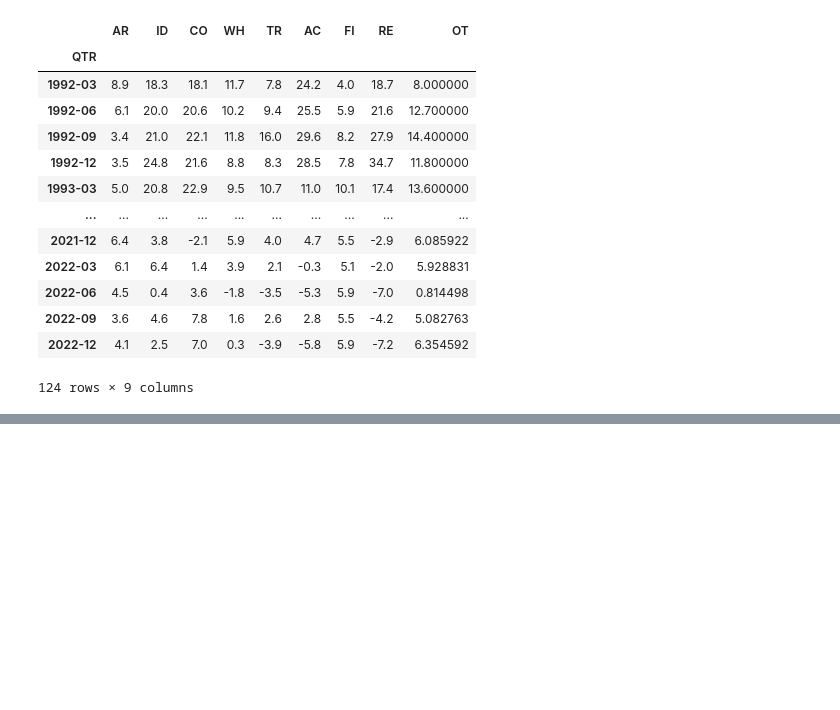
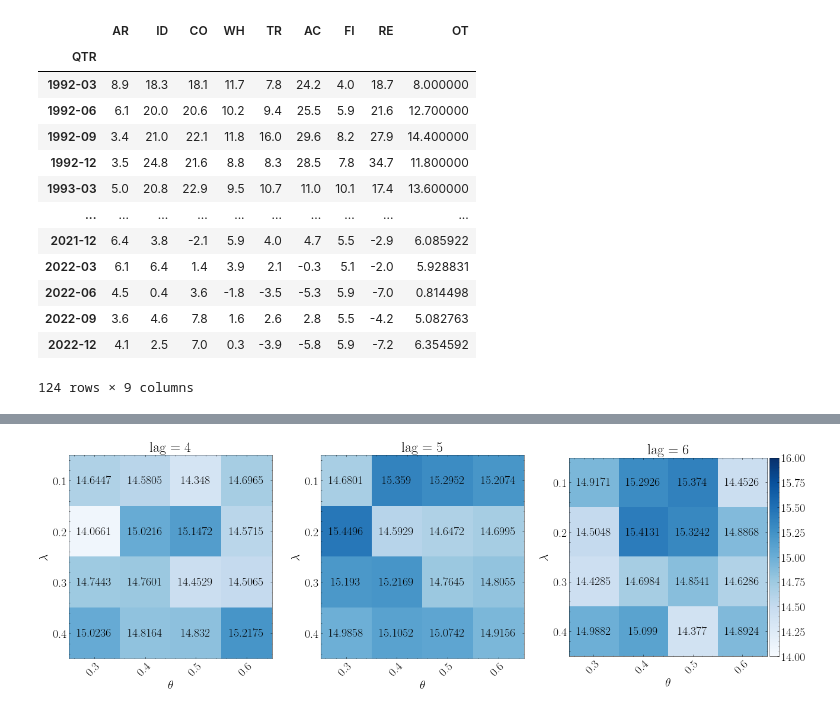
Before and after one commit to CharlesDZhang/China-GDP-Nowcasting, a Jupyter notebook: bvar.ipynb, the cells around one changed output, grey strips where cells are left out. Saved outputs shown, nothing was run; the diff lists cells and outputs as text; code cells hidden in the pictures; blank space fills up the shorter version.

```diff
--- a/bvar.ipynb
+++ b/bvar.ipynb
@@ -53,0 +100,4 @@ BVAR = importr("BVAR")
+# %%
+mse_set_df = pd.DataFrame(mse_set).sort_values(8)
+mse_set_df = mse_set_df.rename(columns = { 0: 'lambda', 1:'alpha', 2:   'lag', 8 :'mean_squared_error'})
+mse_set_df
@@ -54 +126,79 @@ BVAR = importr("BVAR")
+# %%
+
+plt.style.use('science')
+plt.rcParams['text.usetex'] = True
+plt.rcParams['figure.figsize'] = (20,8)
+plt.rcParams['font.size'] =  20.0
+plt.rcParams['font.weight'] = 'bold'
+
+fig, (ax0, ax1, ax2) = plt.subplots(nrows=1, ncols=3, sharex=True,   figsize=(18, 6))
+
+
+lambda_ = [0.1, 0.2, 0.3, 0.4]
+alpha = [0.3,0.4,0.5,0.6]
+
+harvest0 = np.array( round(mse_set_df[mse_set_df['lag'] == 4].sort_values(['lambda','alpha'])['mean_squared_error'] ,4)).reshape(4,4)
+im = ax0.imshow(harvest0, cmap='Blues', vmin=14, vmax=16)
+# Show all ticks and label them with the respective list entries
+ax0.set_xticks(np.arange(len(alpha)), labels=alpha)
+ax0.set_yticks(np.arange(len(lambda_)), labels=lambda_)
+ax0.set_xlabel(r'$\theta$')
+ax0.set_ylabel(r'$\lambda$')
+
+# Rotate the tick labels and set their alignment.
+plt.setp(ax0.get_xticklabels(), rotation=45, ha="right", rotation_mode="anchor")
+
+for i in range(len(alpha)):
+    for j in range(len(lambda_)):
+        text = ax0.text(j, i, harvest0[i, j],
+                       ha="center", va="center", color='k')
+ax0.set_title("lag = 4")
+
+harvest1 = np.array( round(mse_set_df[mse_set_df['lag'] == 5].sort_values(['lambda','alpha'])['mean_squared_error'] ,4)).reshape(4,4)
+im = ax1.imshow(harvest1, cmap='Blues', vmin=14, vmax=16 )
+# Show all ticks and label them with the respective list entries
+ax1.set_xticks(np.arange(len(alpha)), labels=alpha)
+ax1.set_yticks(np.arange(len(lambda_)), labels=lambda_)
+ax1.set_xlabel(r'$\theta$')
+ax1.set_ylabel(r'$\lambda$')
+
+# Rotate the tick labels and set their alignment.
+plt.setp(ax1.get_xticklabels(), rotation=45, ha="right", rotation_mode="anchor")
+
+for i in range(len(alpha)):
+    for j in range(len(lambda_)):
+        text = ax1.text(j, i, harvest1[i, j],
+                       ha="center", va="center", color='k')
+ax1.set_title("lag = 5")
+
+harvest2 = np.array( round(mse_set_df[mse_set_df['lag'] == 6].sort_values(['lambda','alpha'])['mean_squared_error'] ,4)).reshape(4,4)
+im = ax2.imshow(harvest2, cmap='Blues', vmin=14, vmax=16 )
+# Show all ticks and label them with the respective list entries
+ax2.set_xticks(np.arange(len(alpha)), labels=alpha)
+ax2.set_yticks(np.arange(len(lambda_)), labels=lambda_)
+ax2.set_xlabel(r'$\theta$')
+ax2.set_ylabel(r'$\lambda$')
+
+# Rotate the tick labels and set their alignment.
+plt.setp(ax2.get_xticklabels(), rotation=45, ha="right", rotation_mode="anchor")
+
+for i in range(len(alpha)):
+    for j in range(len(lambda_)):
+        text = ax2.text(j, i, harvest2[i, j],
+                       ha="center", va="center", color='k')
+ax2.set_title("lag = 6")
+
+
+
+fig.tight_layout()
+
+
+
+divider = make_axes_locatable(ax2)
+cax = divider.append_axes("right", size="5%", pad=0.05)
+
+plt.colorbar(im, cax=cax)
+plt.show()
+# %% [output]
+[figure, added]
 # %%
```
Also changed, not shown: parts of 12 cells of this notebook, 1 other file.
